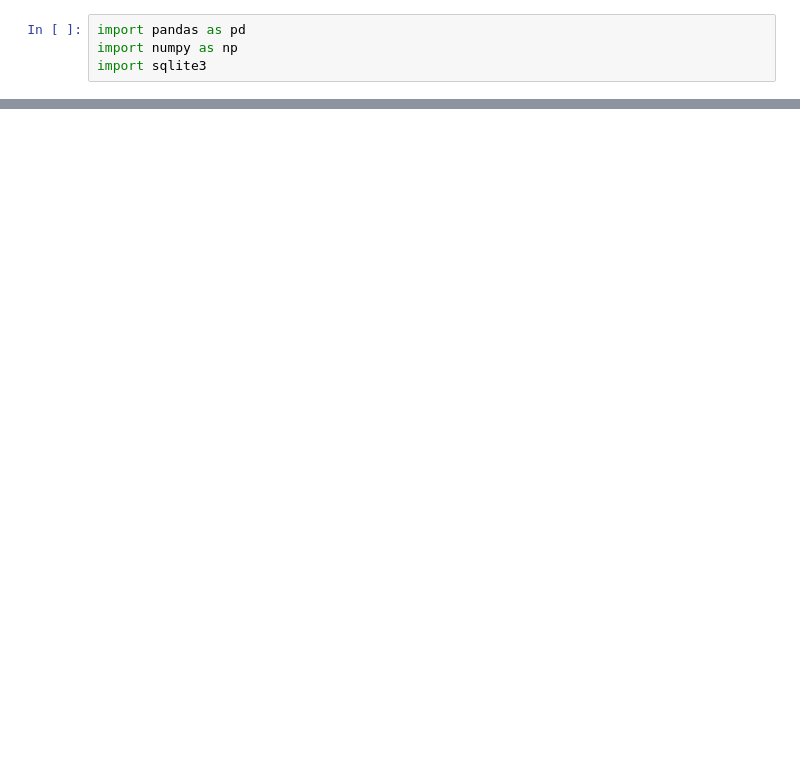
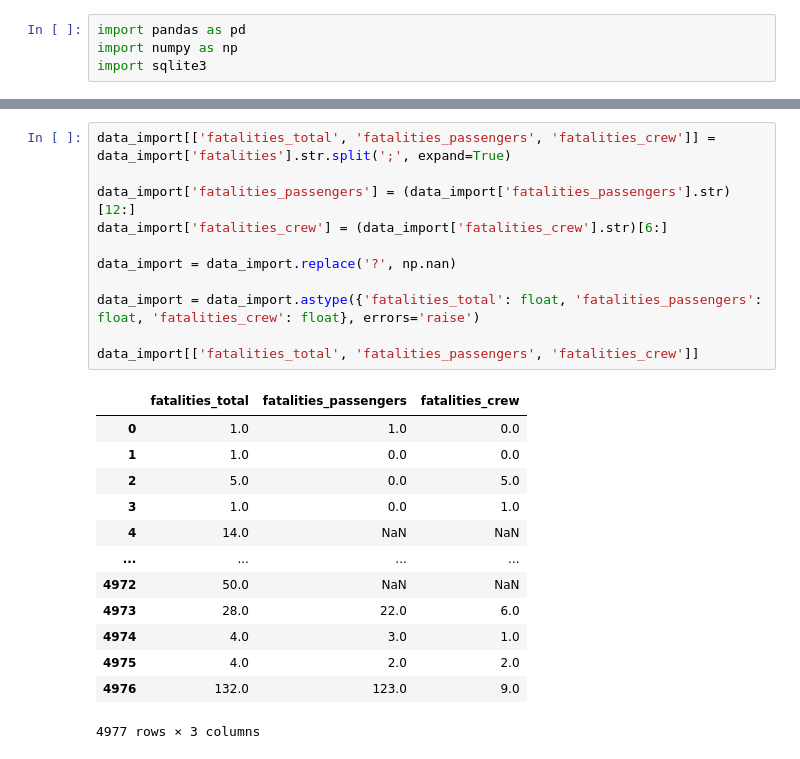
Before and after one commit to Arbuz0/aviation-accidents, a Jupyter notebook: EDA.ipynb, the cells around one changed output, grey strips where cells are left out. Drawn from its saved outputs; the diff is of its cells as text; blank space fills up the shorter version.

```diff
--- a/EDA.ipynb
+++ b/EDA.ipynb
@@ -23,0 +105,25 @@ data_import
+# %%
+data_import[['fatalities_total', 'fatalities_passengers', 'fatalities_crew']] = data_import['fatalities'].str.split(';', expand=True)
+
+data_import['fatalities_passengers'] = (data_import['fatalities_passengers'].str)[12:]
+data_import['fatalities_crew'] = (data_import['fatalities_crew'].str)[6:]
+
+data_import = data_import.replace('?', np.nan)
+
+data_import = data_import.astype({'fatalities_total': float, 'fatalities_passengers': float, 'fatalities_crew': float}, errors='raise')
+
+data_import[['fatalities_total', 'fatalities_passengers', 'fatalities_crew']]
+# %% [output]
+|  | fatalities_total | fatalities_passengers | fatalities_crew |
+| 0 | 1.0 | 1.0 | 0.0 |
+| 1 | 1.0 | 0.0 | 0.0 |
+| 2 | 5.0 | 0.0 | 5.0 |
+| 3 | 1.0 | 0.0 | 1.0 |
+| 4 | 14.0 | NaN | NaN |
+| ... | ... | ... | ... |
+| 4972 | 50.0 | NaN | NaN |
+| 4973 | 28.0 | 22.0 | 6.0 |
+| 4974 | 4.0 | 3.0 | 1.0 |
+| 4975 | 4.0 | 2.0 | 2.0 |
+| 4976 | 132.0 | 123.0 | 9.0 |
+4977 rows × 3 columns
```
Also changed, not shown: parts of 11 cells of this notebook, 3 other files.
